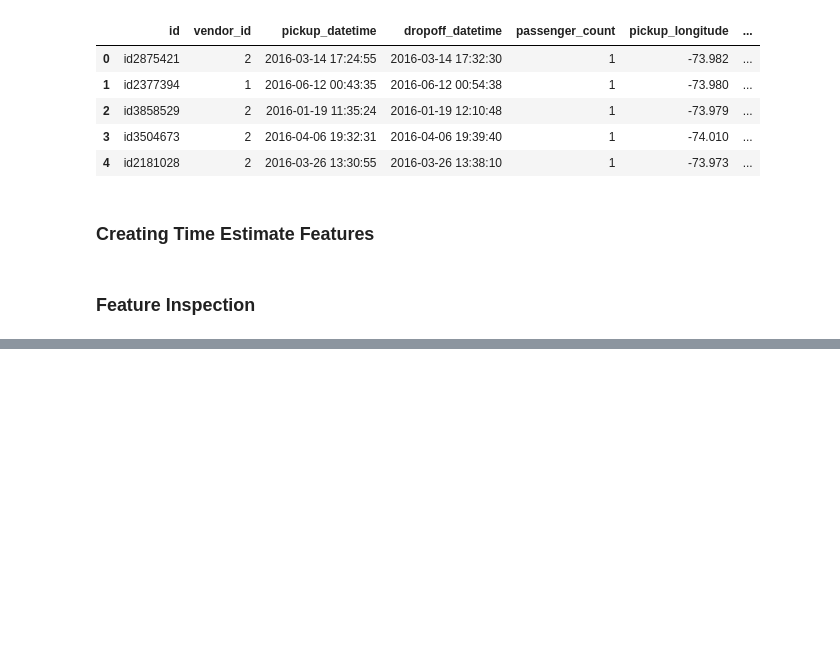
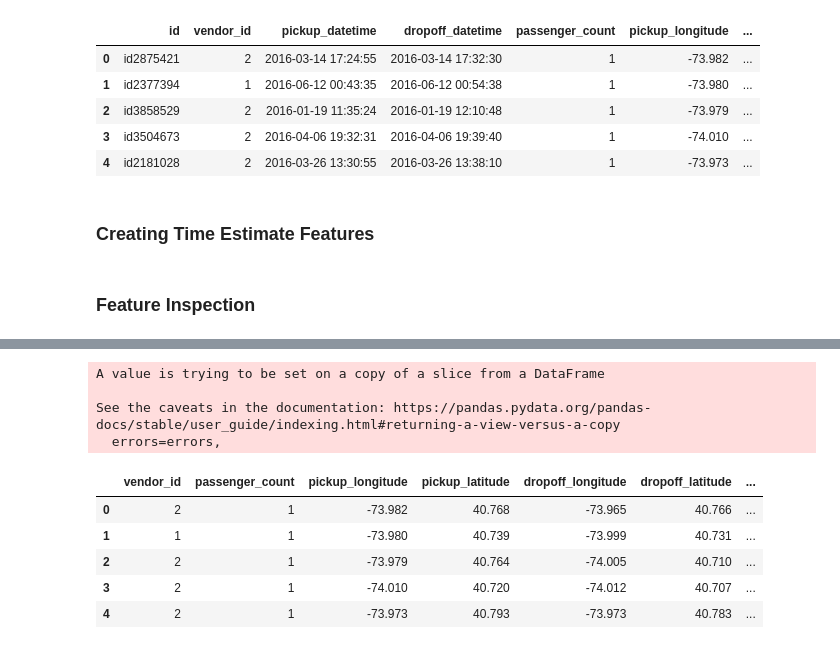
Before and after one commit to gregvidy/nyc_taxi_trip_kaggle, a Jupyter notebook: EDA.ipynb, the cells around one changed output, grey strips where cells are left out. Drawn from its saved outputs; the diff is of its cells as text; code cells hidden in the pictures; blank space fills up the shorter version.

```diff
--- a/EDA.ipynb
+++ b/EDA.ipynb
@@ -141,7 +141,8 @@ full_df.head()
 # %% [markdown]
 ### Creating Time Estimate Features
 # %%
-full_df['haversine_speed'] = full_df['dist_haversine'] / (full_df['trip_duration'] / 3600)  # Calculate haversine speed for training set
+full_df['haversine_speed'] = full_df['dist_haversine'] / full_df['trip_duration']  # Calculate haversine speed for training set
+full_df['haversine_speed_km/h'] = full_df['dist_haversine'] / (full_df['trip_duration'] / 3600)
 hourly_speed = full_df.groupby('hour')['haversine_speed'].mean()  # Find average haversine_speed for each hour in the training set
 hourly_speed_fill = full_df['haversine_speed'].mean()  # Get mean across whole dataset for filling unknowns
 
@@ -178,0 +209,23 @@ plt.show()
+# %%
+# split to new_train and new_test
+train_len = len(df_train)
+new_train = full_df.iloc[:train_len, :]
+new_test = full_df.iloc[train_len:, :]
+# %%
+# dropping columns for both train and test
+new_train.drop(["id","pickup_datetime","dropoff_datetime","day","haversine_speed_km/s"], axis=1, inplace=True)
+new_test.drop(["pickup_datetime","dropoff_datetime","day","trip_duration","haversine_speed_km/s"], axis=1, inplace=True)
+# %% [output]
+A value is trying to be set on a copy of a slice from a DataFrame
+
+See the caveats in the documentation: https://pandas.pydata.org/pandas-docs/stable/user_guide/indexing.html#returning-a-view-versus-a-copy
+  errors=errors,
+# %%
+new_train.head()
+# %% [output]
+|  | vendor_id | passenger_count | pickup_longitude | pickup_latitude | dropoff_longitude | dropoff_latitude | ... |
+| 0 | 2 | 1 | -73.982 | 40.768 | -73.965 | 40.766 | ... |
+| 1 | 1 | 1 | -73.980 | 40.739 | -73.999 | 40.731 | ... |
+| 2 | 2 | 1 | -73.979 | 40.764 | -74.005 | 40.710 | ... |
+| 3 | 2 | 1 | -74.010 | 40.720 | -74.012 | 40.707 | ... |
+| 4 | 2 | 1 | -73.973 | 40.793 | -73.973 | 40.783 | ... |
```
Also changed, not shown: parts of 15 cells of this notebook.
